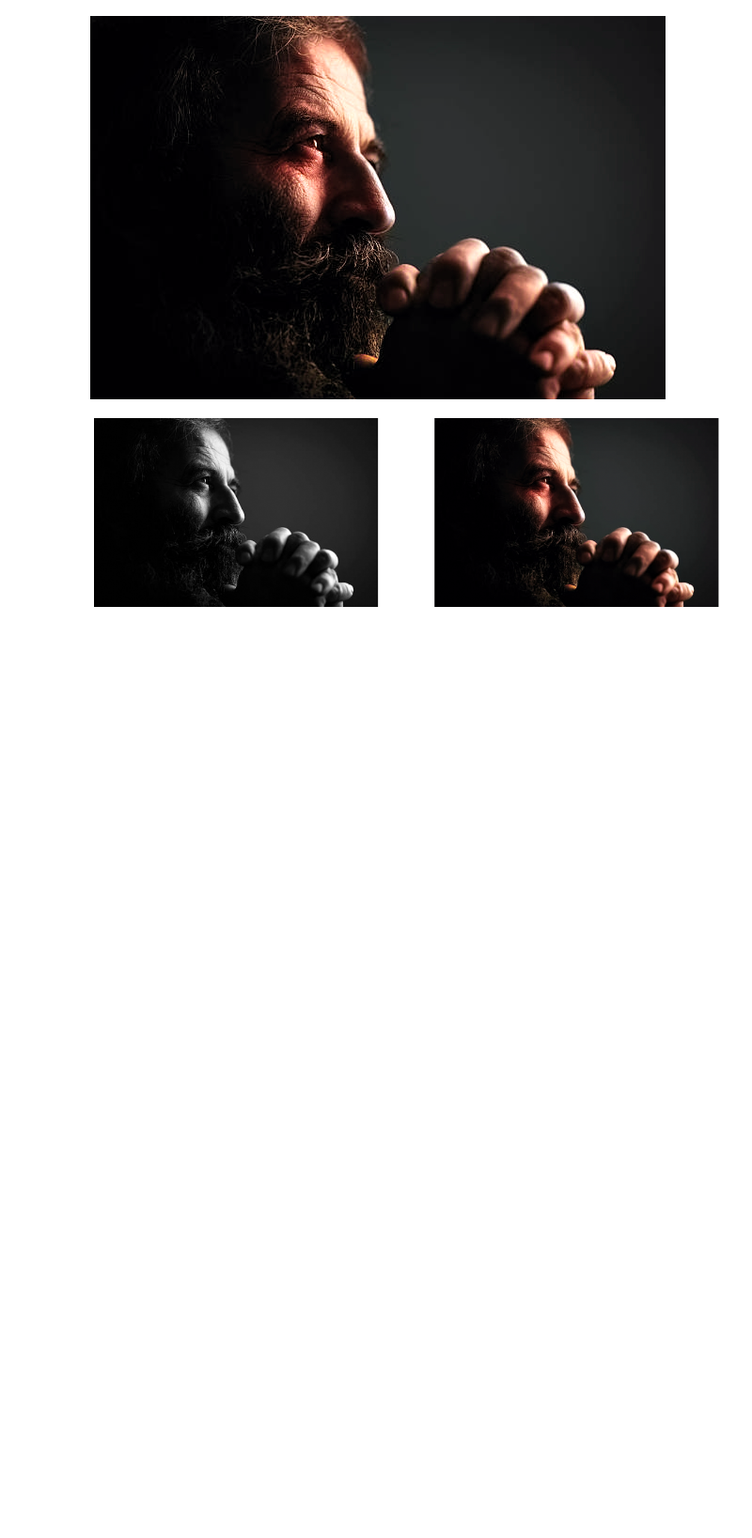
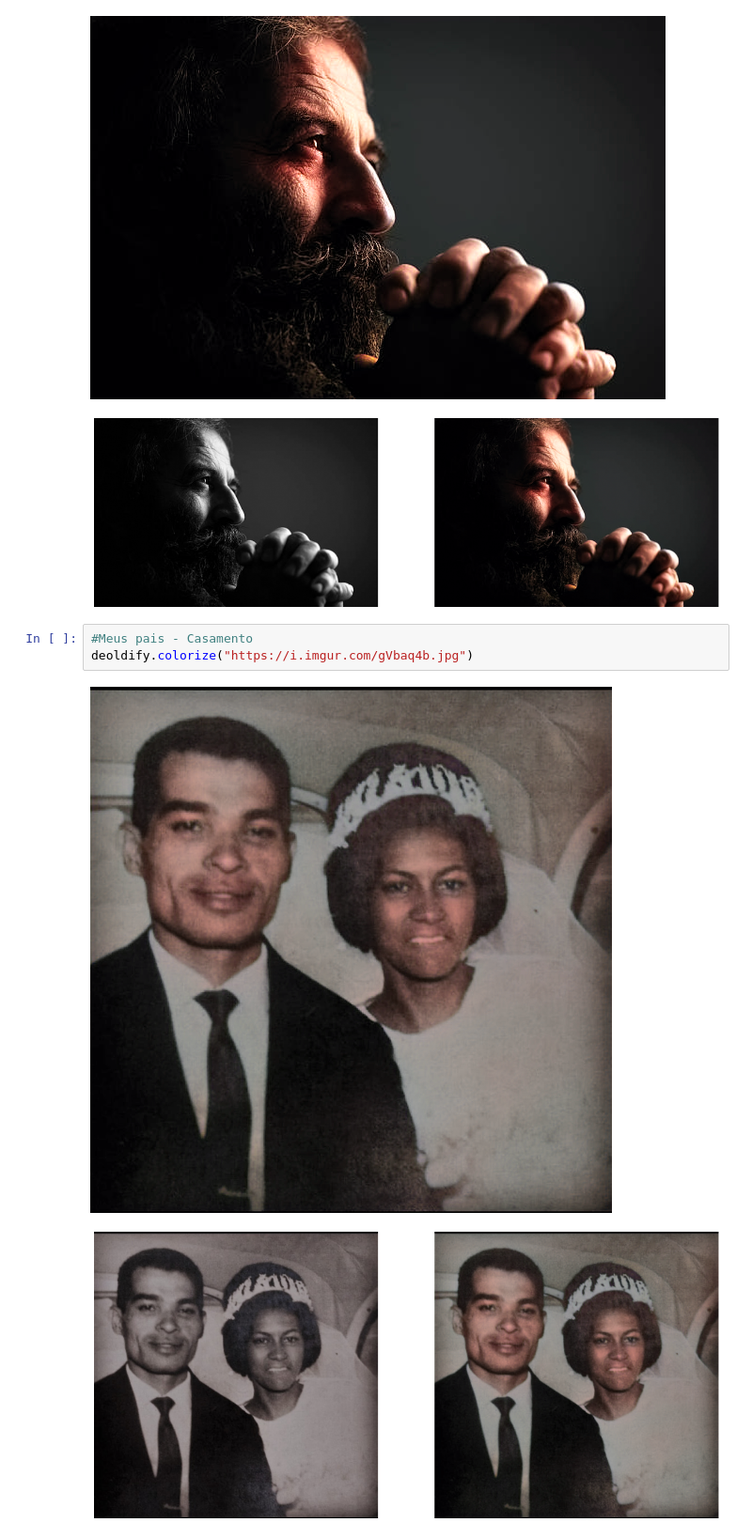
Before and after one commit to Marconemar/br-python-condensed, a Jupyter notebook: Untitled2.ipynb, the cells around one changed output. Shown at 94% size. Saved outputs shown, nothing was run; the diff lists cells and outputs as text; blank space fills up the shorter version.

```diff
--- a/Untitled2.ipynb
+++ b/Untitled2.ipynb
@@ -66,3 +79,9 @@ deoldify.colorize("https://media.istockphoto.com/photos/closeup-of-man-praying-p
 # %% [output]
 [figure]
 [figure]
+# %%
+#Meus pais - Casamento
+deoldify.colorize("https://i.imgur.com/gVbaq4b.jpg")
+# %% [output]
+[figure, added]
+[figure, added]
```
Also changed, not shown: parts of 5 cells of this notebook.
